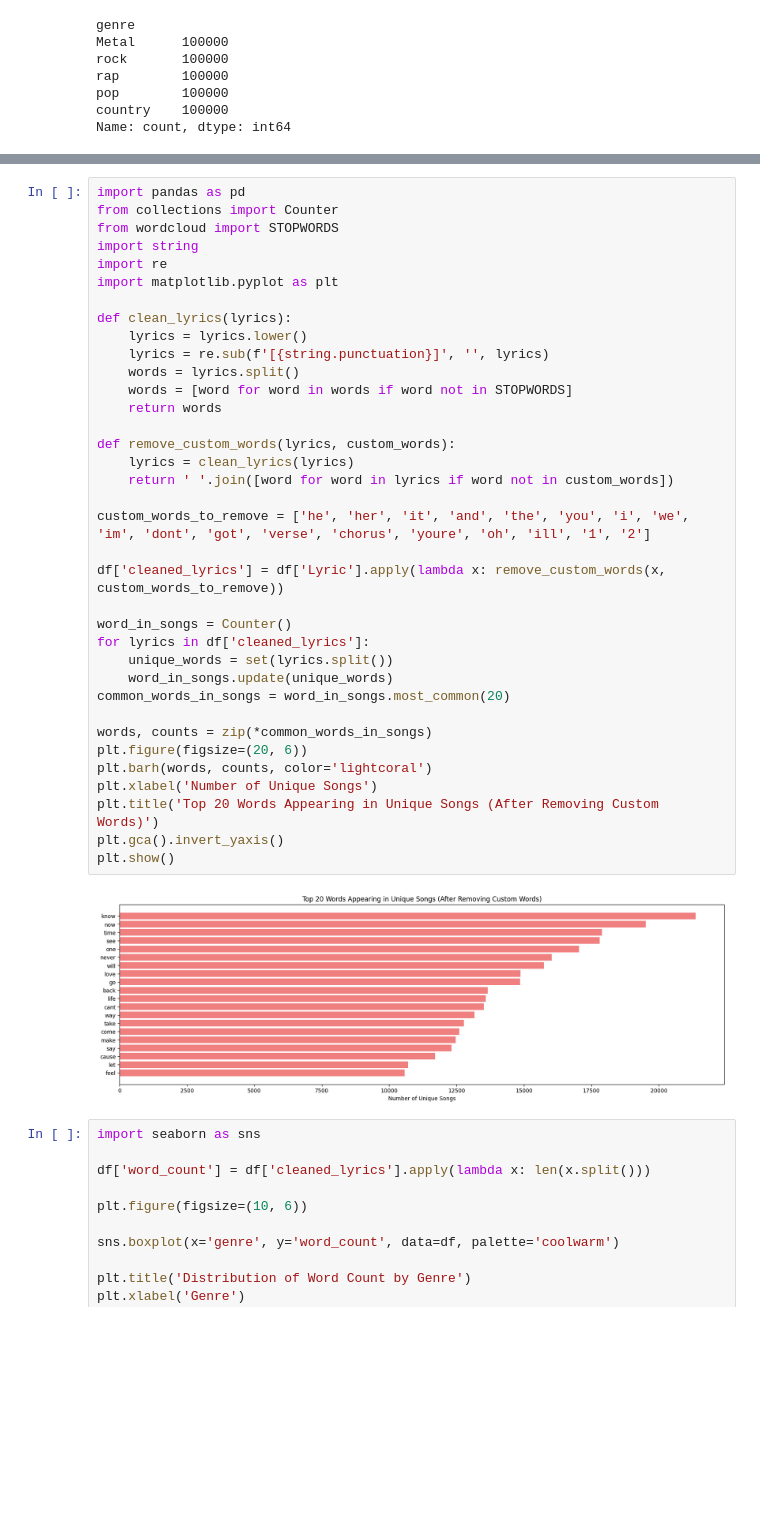
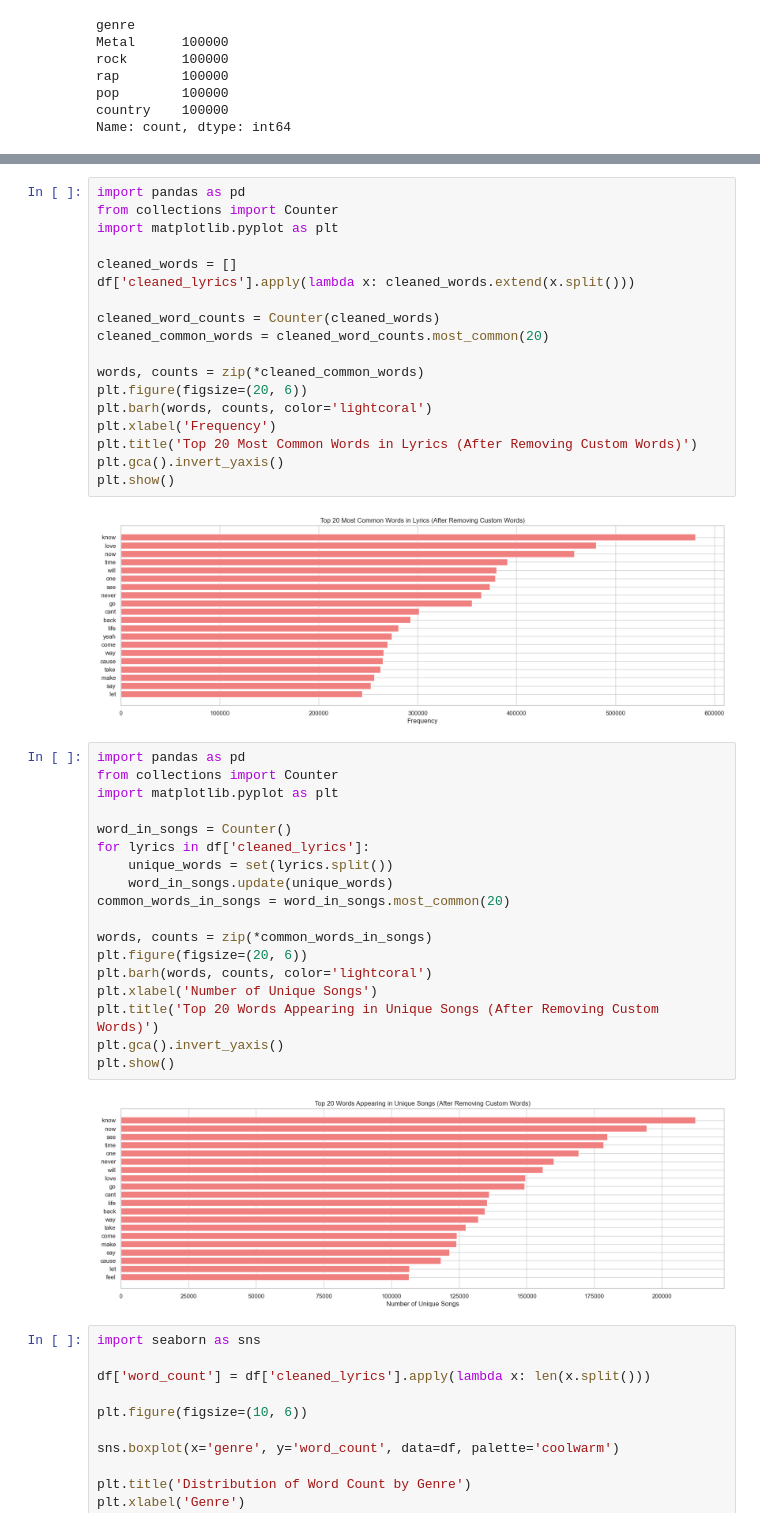
Before and after one commit to ZaidFada231/DS4002-Text, a Jupyter notebook: SCRIPTS/exploratoryplots.ipynb, the cells around one changed output, grey strips where cells are left out. Saved outputs shown, nothing was run; the diff lists cells and outputs as text; blank space fills up the shorter version.

Commit message:
cleanup of exploratory plots file

```diff
--- a/SCRIPTS/exploratoryplots.ipynb
+++ b/SCRIPTS/exploratoryplots.ipynb
@@ -62,41 +44,43 @@ plt.show()
+# %%
+import pandas as pd
+from collections import Counter
+import matplotlib.pyplot as plt
+
+cleaned_words = []
+df['cleaned_lyrics'].apply(lambda x: cleaned_words.extend(x.split()))
+
+cleaned_word_counts = Counter(cleaned_words)
+cleaned_common_words = cleaned_word_counts.most_common(20)
+
+words, counts = zip(*cleaned_common_words)
+plt.figure(figsize=(20, 6))
+plt.barh(words, counts, color='lightcoral')
+plt.xlabel('Frequency')
+plt.title('Top 20 Most Common Words in Lyrics (After Removing Custom Words)')
+plt.gca().invert_yaxis()
+plt.show()
+# %% [output]
+[figure, added]
 # %%
 import pandas as pd
 from collections import Counter
-from wordcloud import STOPWORDS
-import string
-import re
 import matplotlib.pyplot as plt
-
-def clean_lyrics(lyrics):
-    lyrics = lyrics.lower()
-    lyrics = re.sub(f'[{string.punctuation}]', '', lyrics)
-    words = lyrics.split()
-    words = [word for word in words if word not in STOPWORDS]
-    return words
-
-def remove_custom_words(lyrics, custom_words):
-    lyrics = clean_lyrics(lyrics)
-    return ' '.join([word for word in lyrics if word not in custom_words])
-
-custom_words_to_remove = ['he', 'her', 'it', 'and', 'the', 'you', 'i', 'we', 'im', 'dont', 'got', 'verse', 'chorus', 'youre', 'oh', 'ill', '1', '2']
-
-df['cleaned_lyrics'] = df['Lyric'].apply(lambda x: remove_custom_words(x, custom_words_to_remove))
 
 word_in_songs = Counter()
 for lyrics in df['cleaned_lyrics']:
     unique_words = set(lyrics.split())
     word_in_songs.update(unique_words)
 common_words_in_songs = word_in_songs.most_common(20)
 
 words, counts = zip(*common_words_in_songs)
 plt.figure(figsize=(20, 6))
 plt.barh(words, counts, color='lightcoral')
 plt.xlabel('Number of Unique Songs')
 plt.title('Top 20 Words Appearing in Unique Songs (After Removing Custom Words)')
 plt.gca().invert_yaxis()
 plt.show()
 # %% [output]
-[figure, old version]
+[figure, new version]
 # %%
 import seaborn as sns
 
```
Also changed, not shown: parts of 1 cell of this notebook, 5 other files.
